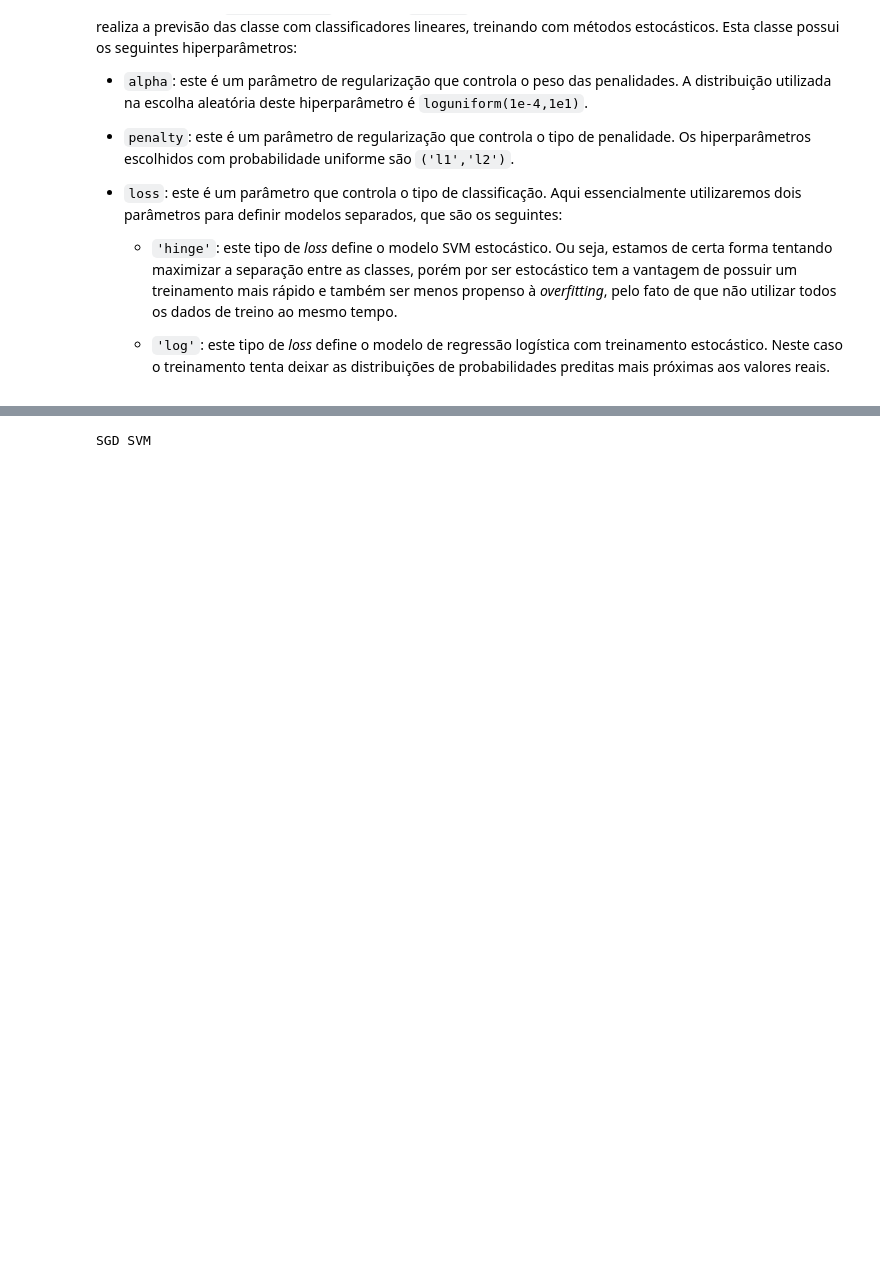
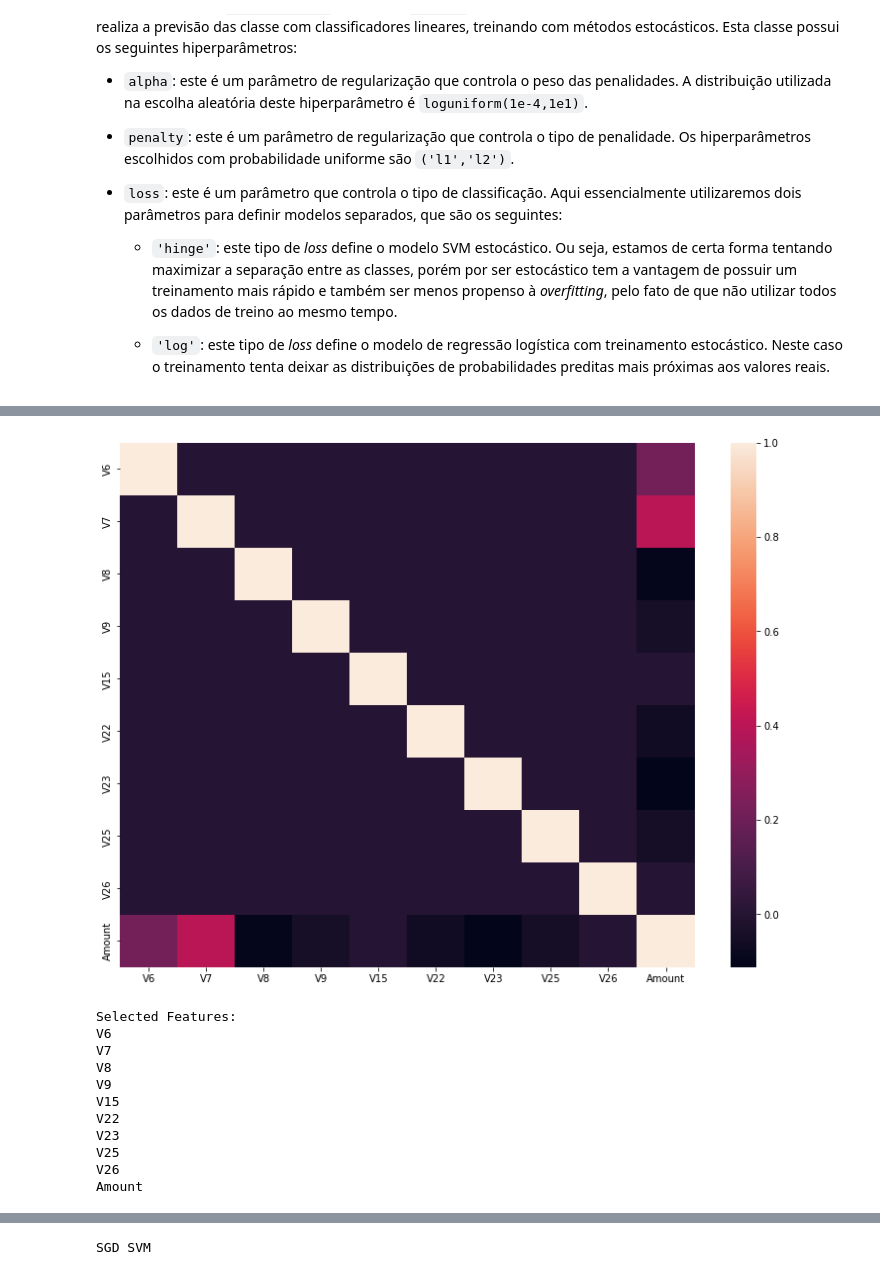
Before and after one commit to Gabriel-Stella/Credit_Card_Fraud, a Jupyter notebook: Credit_Card_Fraud_part2.ipynb, the cells around one changed output, grey strips where cells are left out. Drawn from its saved outputs; the diff is of its cells as text; code cells hidden in the pictures; blank space fills up the shorter version.

```diff
--- a/Credit_Card_Fraud_part2.ipynb
+++ b/Credit_Card_Fraud_part2.ipynb
@@ -335,0 +362,42 @@ with open('performance/html_performance_test1.html','w',encoding='utf-8') as f:
+# %%
+# Features selected
+features_selected = idx
+feature_names = list(dataset.columns[features_selected])
+
+df_features = dataset.iloc[:,features_selected]
+
+# Verificando as correlações
+fig = plt.figure(figsize=(6.5*2,6.5*1.5))
+fig.patch.set_alpha(1.0)
+sns.heatmap(df_features.corr())
+fig.savefig('figures/part2/correlation1.pdf', bbox_inches='tight')
+fig.savefig('figures/part2/correlation1.png', bbox_inches='tight')
+plt.show()
+
+X_train_features = X_train[:,features_selected]
+X_val_features = X_val[:,features_selected]
+X_test_features = X_test[:,features_selected]
+
+
+X_train_sc_features = X_train_sc[:,features_selected]
+X_val_sc_features = X_val_sc[:,features_selected]
+X_test_sc_features = X_test_sc[:,features_selected]
+
+print('Selected Features:')
+print_string = ''
+for feature in feature_names:
+  print_string += f'{feature}\n'
+print(print_string)
+# %% [output]
+[figure, added]
+Selected Features:
+V6
+V7
+V8
+V9
+V15
+V22
+V23
+V25
+V26
+Amount
```
Also changed, not shown: parts of 47 cells of this notebook.
